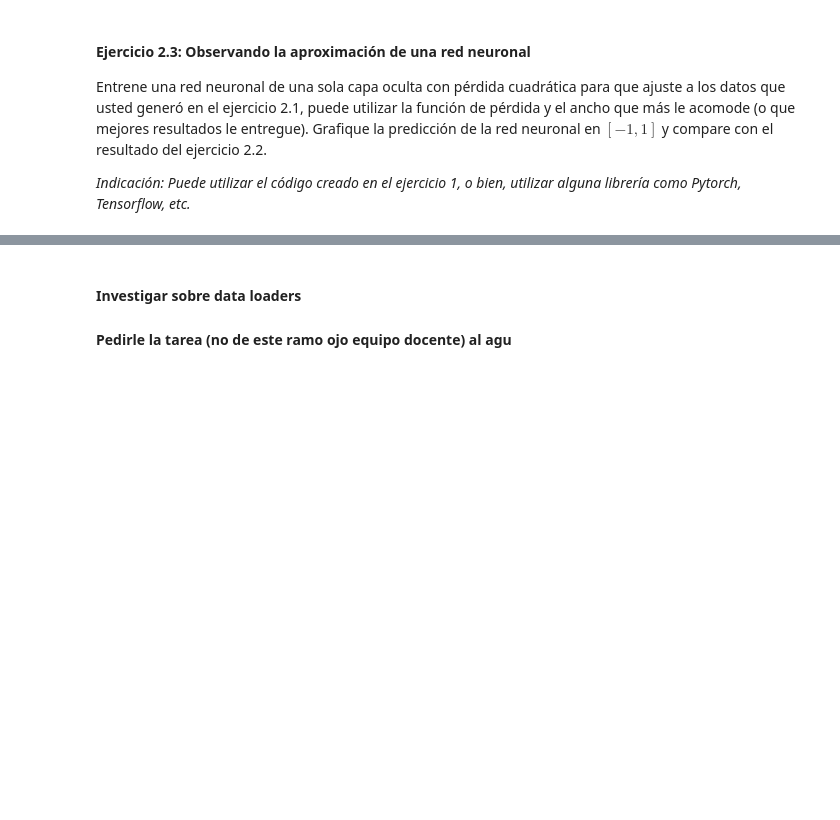
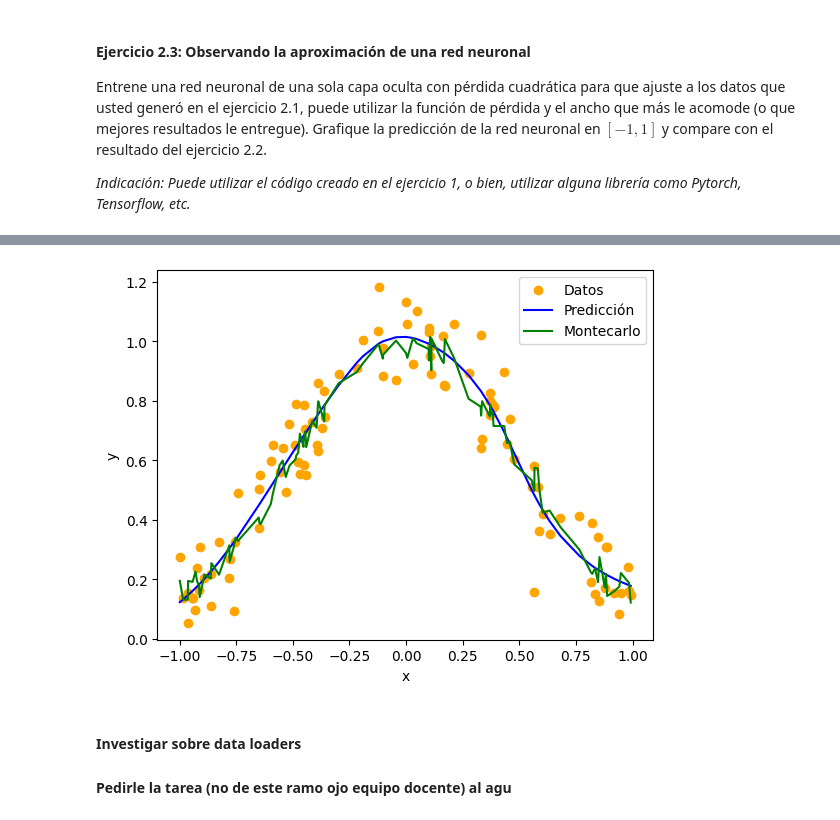
Before and after one commit to Miguel-Escobar/topicos-en-NN, a Jupyter notebook: Tarea2/MA5606_Tarea_2_Enunciado.ipynb, the cells around one changed output, grey strips where cells are left out. Cells and saved outputs as stored; diff of their text form; code cells hidden in the pictures; blank space fills up the shorter version.

```diff
--- a/Tarea2/MA5606_Tarea_2_Enunciado.ipynb
+++ b/Tarea2/MA5606_Tarea_2_Enunciado.ipynb
@@ -253,3 +290,16 @@ torch.Size([100, 1]) torch.Size([100, 1])
+# %%
+# Graficamos el resultado:
+fig = plt.figure()
+ax = fig.add_subplot(111)
+ax.scatter(x, y, label='Datos', color='orange')
+ax.plot(sorted_x, model(torch.tensor(sorted_x).unsqueeze(1)).detach().numpy(), label='Predicción', color='blue')
+ax.plot(sorted_x, montecarlo(sorted_x, 10), label='Montecarlo', color='green')
+ax.set_xlabel('x')
+ax.set_ylabel('y')
+ax.legend()
+fig.show()
+# %% [output]
+[figure, added]
 # %% [markdown]
 #### Investigar sobre data loaders
 
```
Also changed, not shown: parts of 7 cells of this notebook.
